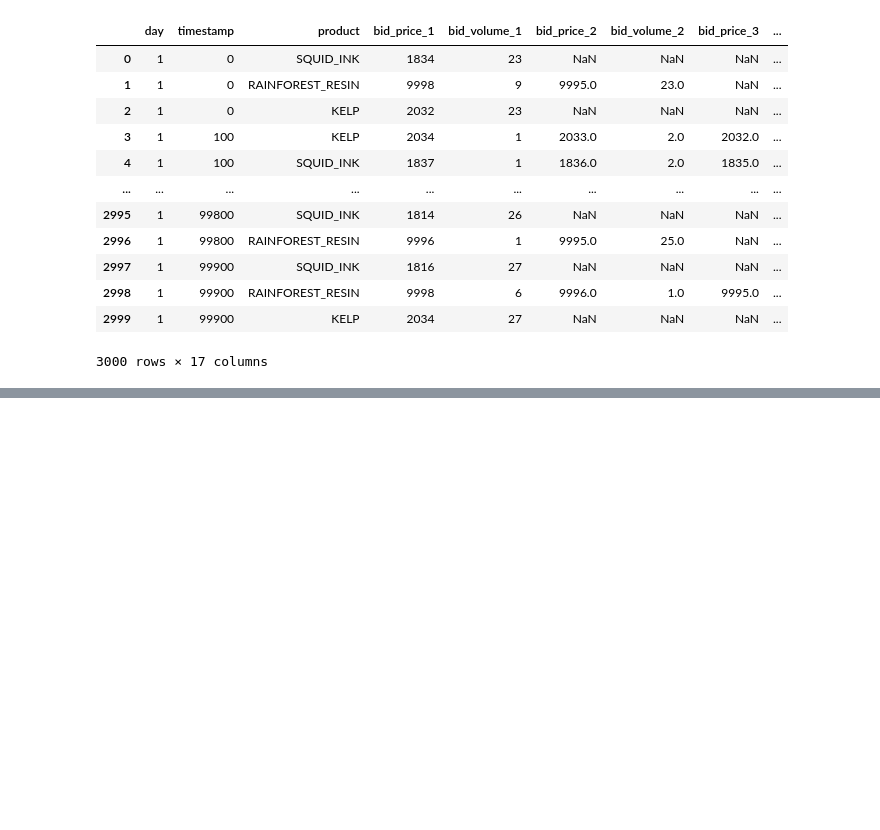
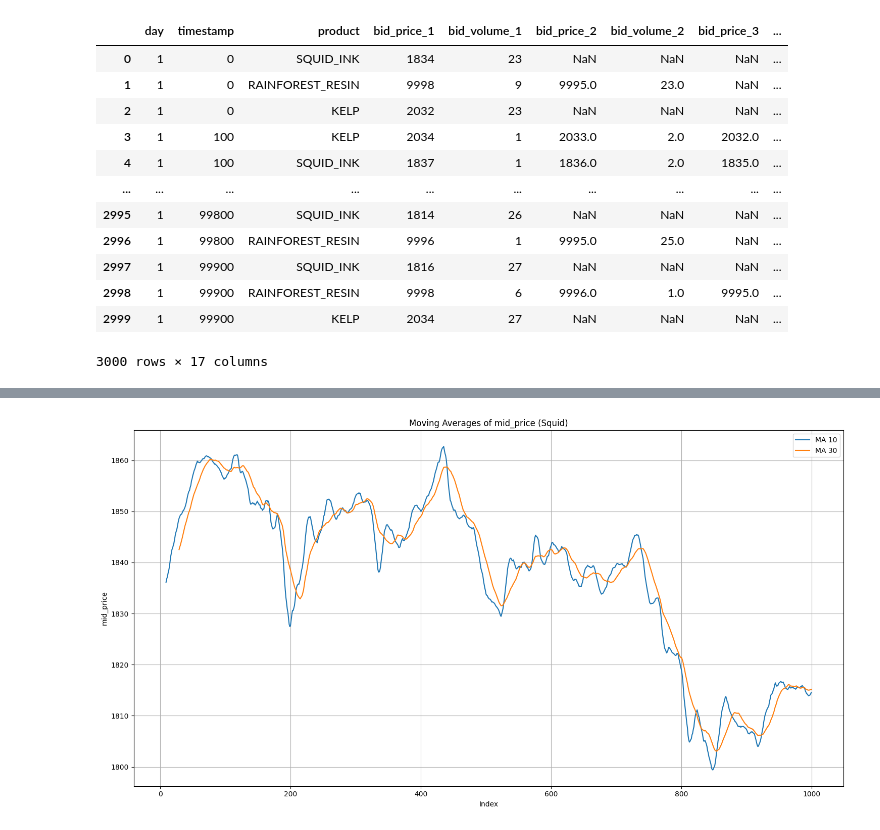
Before and after one commit to edg33/prosperity-3, a Jupyter notebook: Research/Prosperity_Vis_v3.ipynb, the cells around one changed output, grey strips where cells are left out. Drawn from its saved outputs; the diff is of its cells as text; code cells hidden in the pictures; blank space fills up the shorter version.

```diff
--- a/Research/Prosperity_Vis_v3.ipynb
+++ b/Research/Prosperity_Vis_v3.ipynb
@@ -39,0 +110,18 @@ activities
+# %%
+plt.figure(figsize=(15, 8))
+# plt.plot(kelp_df['mid_price'], label='mid_price', linewidth=2)
+window_lengths = [3, 5, 10, 20, 30, 50, 100, 200]
+test_lengths = [10, 30]
+
+for window in test_lengths:
+    plt.plot(squid_df[f'ma_{window}'], label=f'MA {window}')
+
+plt.title('Moving Averages of mid_price (Squid)')
+plt.xlabel('Index')
+plt.ylabel('mid_price')
+plt.legend()
+plt.grid(True)
+plt.tight_layout()
+plt.show()
+# %% [output]
+[figure, added]
```
Also changed, not shown: parts of 12 cells of this notebook, 1 other file.
